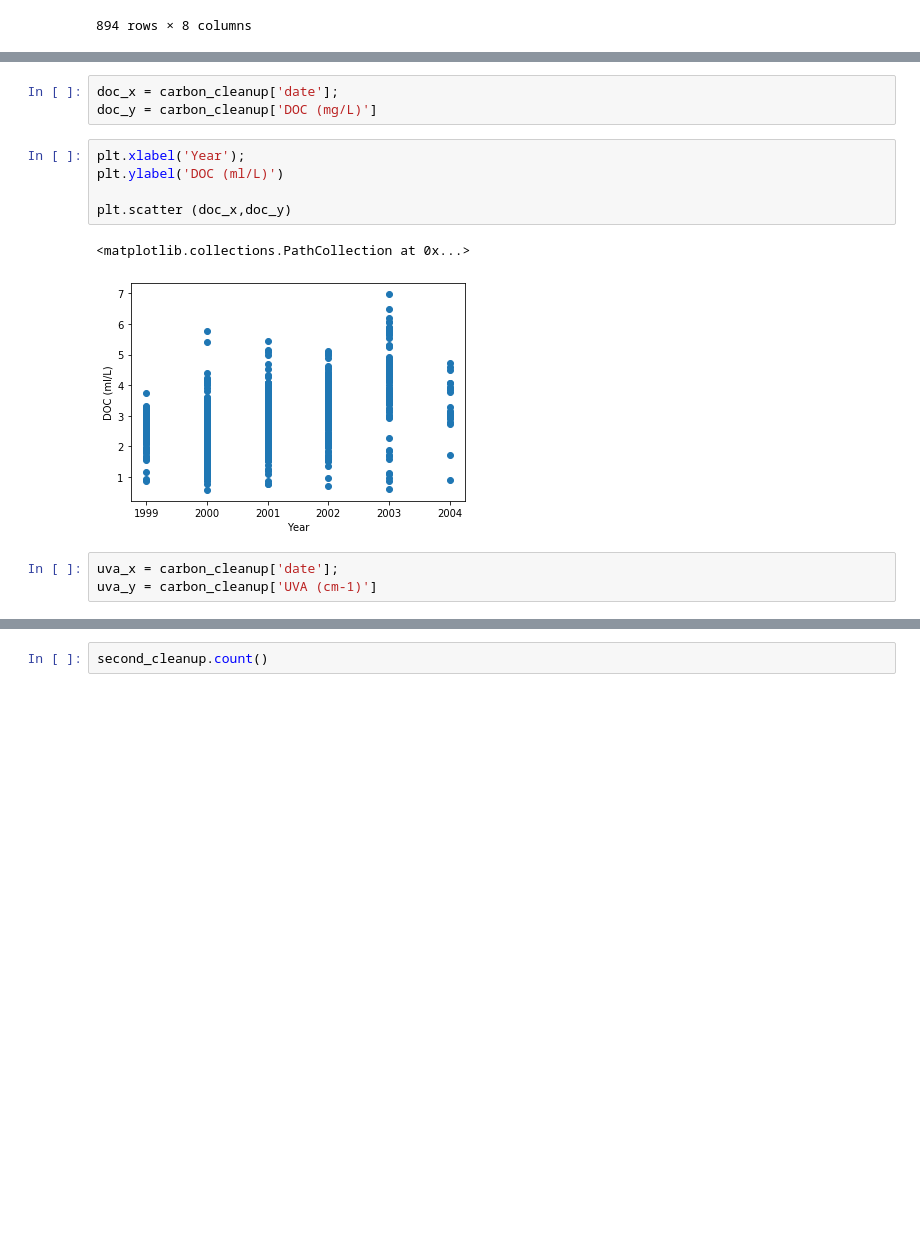
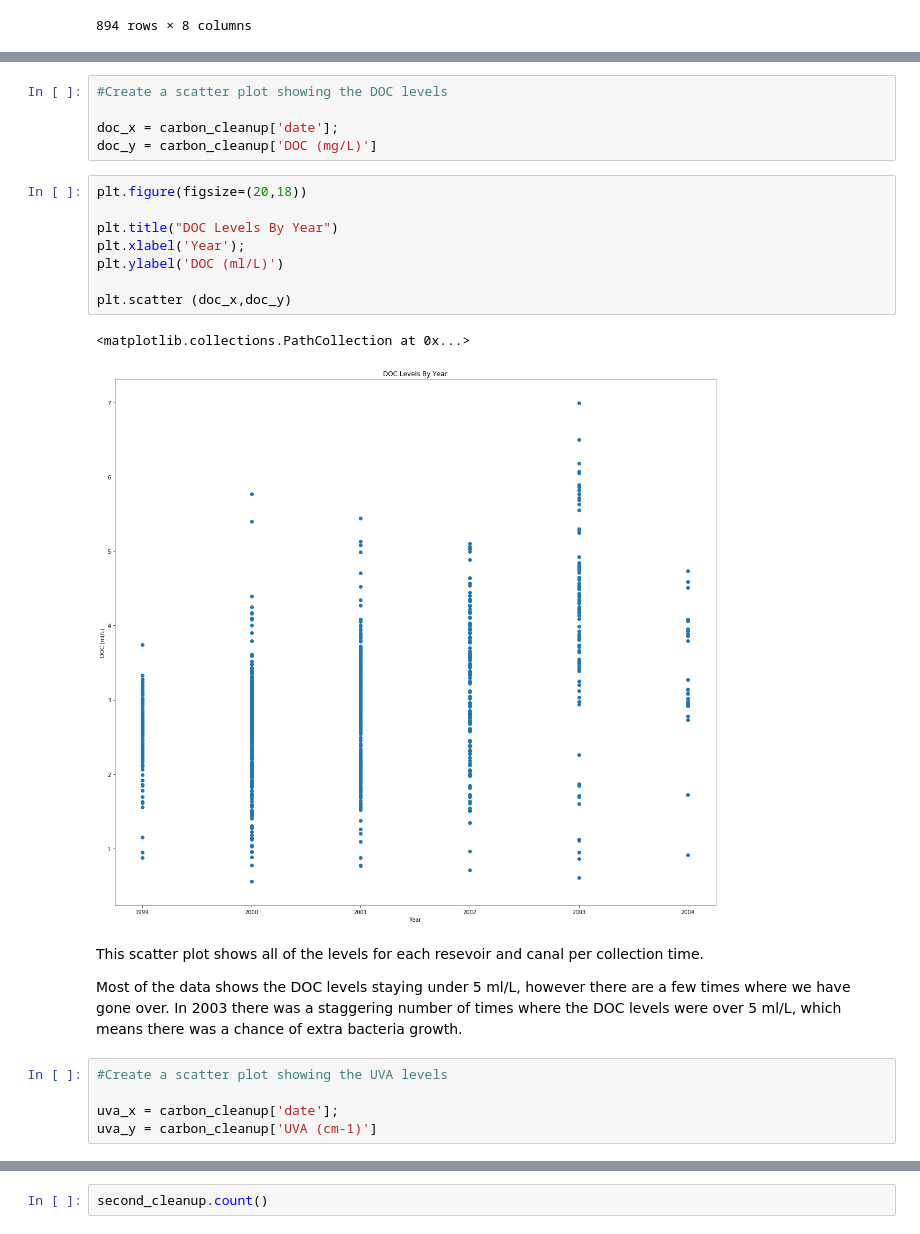
Before and after one commit to briantparish/waterQualityProject, a Jupyter notebook: Carbon.ipynb, the cells around one changed output, grey strips where cells are left out. Saved outputs shown, nothing was run; the diff lists cells and outputs as text; blank space fills up the shorter version.

```diff
--- a/Carbon.ipynb
+++ b/Carbon.ipynb
@@ -89,15 +118,26 @@ plt.scatter (carbon_x,carbon_y)
 # %%
+#Create a scatter plot showing the DOC levels
+
 doc_x = carbon_cleanup['date'];
 doc_y = carbon_cleanup['DOC (mg/L)']
 # %%
+plt.figure(figsize=(20,18))
+
+plt.title("DOC Levels By Year")
 plt.xlabel('Year');
 plt.ylabel('DOC (ml/L)')
 
 plt.scatter (doc_x,doc_y)
 # %% [output]
 <matplotlib.collections.PathCollection at 0x...>
-[figure, old version]
+[figure, new version]
+# %% [markdown]
+This scatter plot shows all of the levels for each resevoir and canal per collection time.
+
+Most of the data shows the DOC levels staying under 5 ml/L, however there are a few times where we have gone over. In 2003 there was a staggering number of times where the DOC levels were over 5 ml/L, which means there was a chance of extra bacteria growth.
 # %%
+#Create a scatter plot showing the UVA levels
+
 uva_x = carbon_cleanup['date'];
 uva_y = carbon_cleanup['UVA (cm-1)']
 # %%
```
Also changed, not shown: parts of 29 cells of this notebook, 2 other files.
